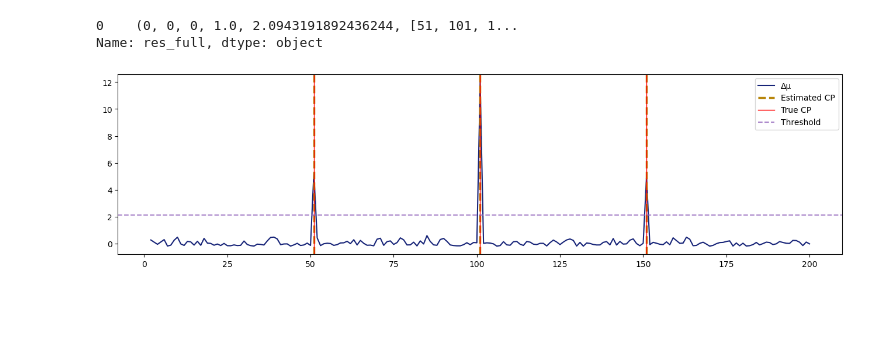
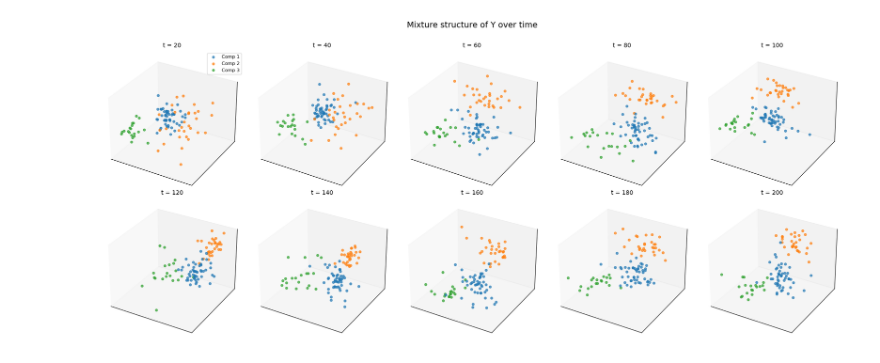
Before and after one commit to allenkei/CPD_FlowCytometry, a Jupyter notebook: sims_py/run_experiments.ipynb, the cells around one changed output. Drawn from its saved outputs; the diff is of its cells as text; code cells hidden in the pictures; blank space fills up the shorter version.

Commit message:
add mixture structure

```diff
--- a/sims_py/run_experiments.ipynb
+++ b/sims_py/run_experiments.ipynb
@@ -147,8 +165,60 @@ if __name__ == "__main__":
 # %%
-df_results = pd.read_pickle("./exp_results.pkl")
+import matplotlib.pyplot as plt
+from mpl_toolkits.mplot3d import Axes3D
 
-print(df_results["res_full"])
+def visualize_mixture_grid_3d(Y_array, mixture_sizes=[50, 30, 20], t_list=None):
+    """
+    Plot 3D scatter of Y at multiple time indices in a 2x5 grid.
+
+    Parameters
+    ----------
+    Y_array : np.ndarray
+        shape (T, N, 3)
+    mixture_sizes : list[int]
+        number of samples in each mixture component
+    t_list : list[int]
+        which time indices to plot
+    """
+    if t_list is None:
+        t_list = list(range(20, 201, 20))  # 20,40,...,200
+
+    colors = ["tab:blue", "tab:orange", "tab:green"]
+    labels = np.concatenate([
+        np.zeros(mixture_sizes[0], dtype=int),
+        np.ones(mixture_sizes[1], dtype=int),
+        np.full(mixture_sizes[2], 2, dtype=int)
+    ])
+
+    fig = plt.figure(figsize=(18, 8))
+    for i, t in enumerate(t_list):
+        ax = fig.add_subplot(2, 5, i + 1, projection="3d")
+        start = 0
+        for k, Nk in enumerate(mixture_sizes):
+            end = start + Nk
+            ax.scatter(
+                Y_array[t - 1, start:end, 0],
+                Y_array[t - 1, start:end, 1],
+                Y_array[t - 1, start:end, 2],
+                color=colors[k],
+                alpha=0.7,
+                s=15,
+                label=f"Comp {k+1}" if i == 0 else None,
+            )
+            start = end
+        ax.set_title(f"t = {t}", fontsize=10)
+        ax.set_xticks([])
+        ax.set_yticks([])
+        ax.set_zticks([])
+        if i == 0:
+            ax.legend(loc="upper right", fontsize=8)
+
+    fig.suptitle("Mixture structure of Y over time", fontsize=14)
+    plt.tight_layout()
+    plt.subplots_adjust(top=0.9)
+    plt.show()
-# %% [output]
-0    (0, 0, 0, 1.0, 2.0943191892436244, [51, 101, 1...
-Name: res_full, dtype: object
-[figure, removed]
+# %%
+Y_flat = pd.read_csv("./reps_sim_dat/y_rep0.csv").values
+Y_array = Y_flat.reshape(200, 100, 3)
+visualize_mixture_grid_3d(Y_array, mixture_sizes=[50, 30, 20])
+# %% [output]
+[figure, added]
```
Also changed, not shown: parts of 3 cells of this notebook, 42 other files.
